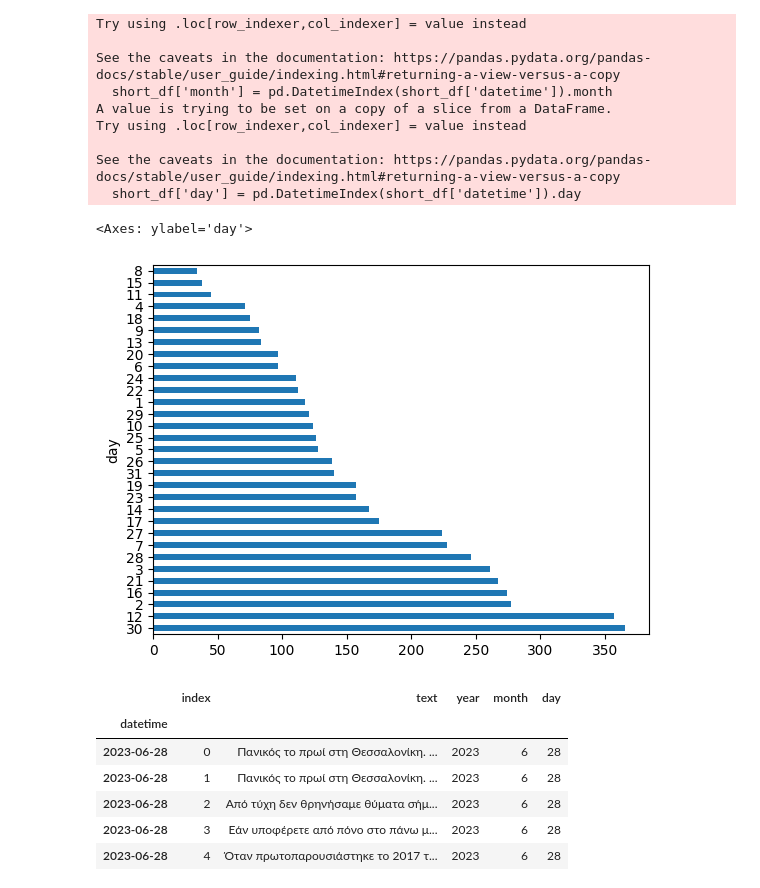
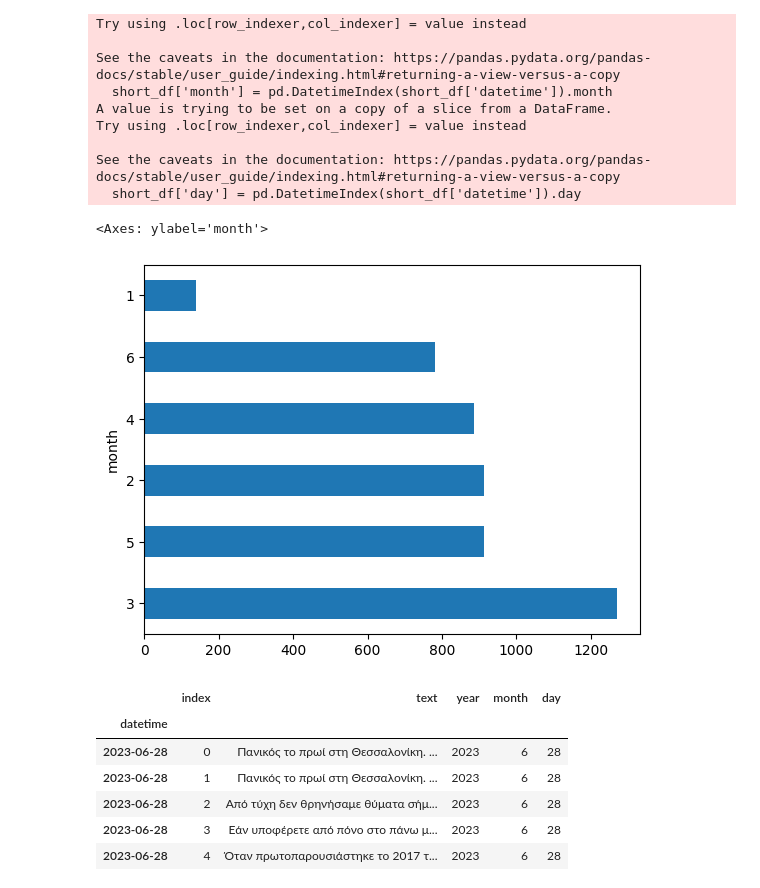
Before and after one commit to inarentifi/inared, a Jupyter notebook: Αυτοκινητιστικά_Ατυχήματα.ipynb, the cells around one changed output. Drawn from its saved outputs; the diff is of its cells as text; code cells hidden in the pictures.

```diff
--- a/Αυτοκινητιστικά_Ατυχήματα.ipynb
+++ b/Αυτοκινητιστικά_Ατυχήματα.ipynb
@@ -100,10 +100,10 @@ Try using .loc[row_indexer,col_indexer] = value instead
 See the caveats in the documentation: https://pandas.pydata.org/pandas-docs/stable/user_guide/indexing.html#returning-a-view-versus-a-copy
   short_df['day'] = pd.DatetimeIndex(short_df['datetime']).day
 # %%
-short_df['day'].value_counts().plot(kind='barh') # ποσα αρθα δημοσιευονται τη μερα
+short_df['month'].value_counts().plot(kind='barh') # ποσα αρθα δημοσιευονται το μήνα
 # %% [output]
-<Axes: ylabel='day'>
+<Axes: ylabel='month'>
-[figure, old version]
+[figure, new version]
 # %%
 short_df.reset_index(inplace=True)
 short_df.set_index('datetime', inplace=True)
```
Also changed, not shown: parts of 18 cells of this notebook.
